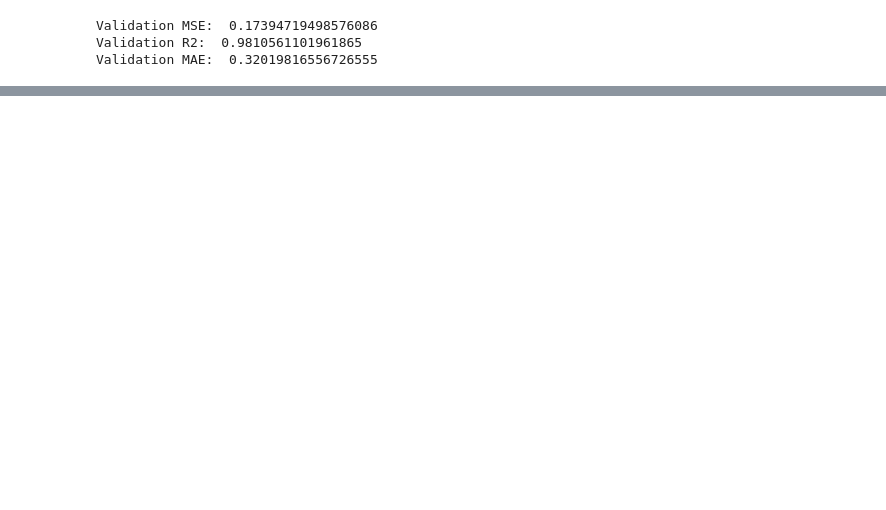
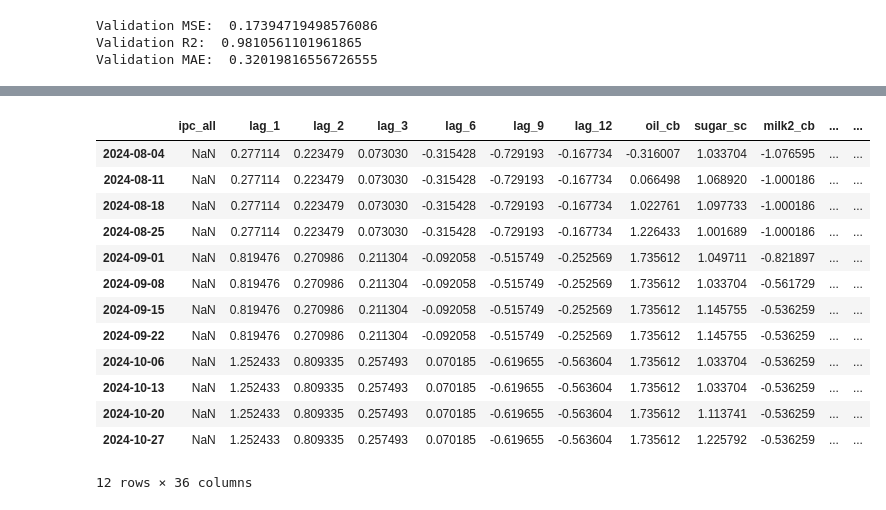
Before and after one commit to osmarbolivar/High-Freq-Inflation-Forecast-2SML, a Jupyter notebook: F3_Forecast.ipynb, the cells around one changed output, grey strips where cells are left out. Cells and saved outputs as stored; diff of their text form; code cells hidden in the pictures; blank space fills up the shorter version.

```diff
--- a/F3_Forecast.ipynb
+++ b/F3_Forecast.ipynb
@@ -898,0 +935,23 @@ tab_comparison
+# %%
+aux_w = test_scaled_w.copy().sort_index(ascending=True)
+aux_w.index = pd.to_datetime(aux_w.index)
+# Group by the monthly period and take the first 4 rows of each group
+week_4 = aux_w.copy().groupby(aux_w.index.to_period('M')).head(4)
+week_4['set'] = 'test'
+
+week_4.tail(12)
+# %% [output]
+|  | ipc_all | lag_1 | lag_2 | lag_3 | lag_6 | lag_9 | lag_12 | oil_cb | sugar_sc | milk2_cb | ... | ... |
+| 2024-08-04 | NaN | 0.277114 | 0.223479 | 0.073030 | -0.315428 | -0.729193 | -0.167734 | -0.316007 | 1.033704 | -1.076595 | ... | ... |
+| 2024-08-11 | NaN | 0.277114 | 0.223479 | 0.073030 | -0.315428 | -0.729193 | -0.167734 | 0.066498 | 1.068920 | -1.000186 | ... | ... |
+| 2024-08-18 | NaN | 0.277114 | 0.223479 | 0.073030 | -0.315428 | -0.729193 | -0.167734 | 1.022761 | 1.097733 | -1.000186 | ... | ... |
+| 2024-08-25 | NaN | 0.277114 | 0.223479 | 0.073030 | -0.315428 | -0.729193 | -0.167734 | 1.226433 | 1.001689 | -1.000186 | ... | ... |
+| 2024-09-01 | NaN | 0.819476 | 0.270986 | 0.211304 | -0.092058 | -0.515749 | -0.252569 | 1.735612 | 1.049711 | -0.821897 | ... | ... |
+| 2024-09-08 | NaN | 0.819476 | 0.270986 | 0.211304 | -0.092058 | -0.515749 | -0.252569 | 1.735612 | 1.033704 | -0.561729 | ... | ... |
+| 2024-09-15 | NaN | 0.819476 | 0.270986 | 0.211304 | -0.092058 | -0.515749 | -0.252569 | 1.735612 | 1.145755 | -0.536259 | ... | ... |
+| 2024-09-22 | NaN | 0.819476 | 0.270986 | 0.211304 | -0.092058 | -0.515749 | -0.252569 | 1.735612 | 1.145755 | -0.536259 | ... | ... |
+| 2024-10-06 | NaN | 1.252433 | 0.809335 | 0.257493 | 0.070185 | -0.619655 | -0.563604 | 1.735612 | 1.033704 | -0.536259 | ... | ... |
+| 2024-10-13 | NaN | 1.252433 | 0.809335 | 0.257493 | 0.070185 | -0.619655 | -0.563604 | 1.735612 | 1.033704 | -0.536259 | ... | ... |
+| 2024-10-20 | NaN | 1.252433 | 0.809335 | 0.257493 | 0.070185 | -0.619655 | -0.563604 | 1.735612 | 1.113741 | -0.536259 | ... | ... |
+| 2024-10-27 | NaN | 1.252433 | 0.809335 | 0.257493 | 0.070185 | -0.619655 | -0.563604 | 1.735612 | 1.225792 | -0.536259 | ... | ... |
+12 rows × 36 columns
```
Also changed, not shown: parts of 9 cells of this notebook, 5 other files.
